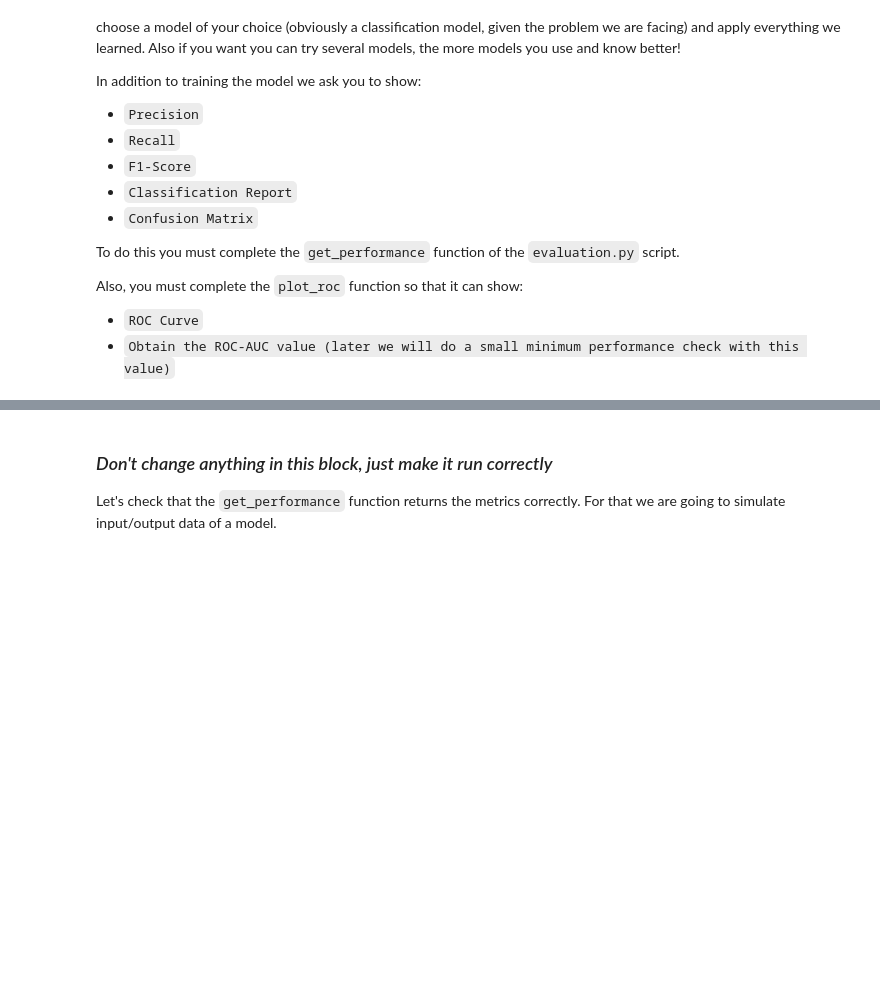
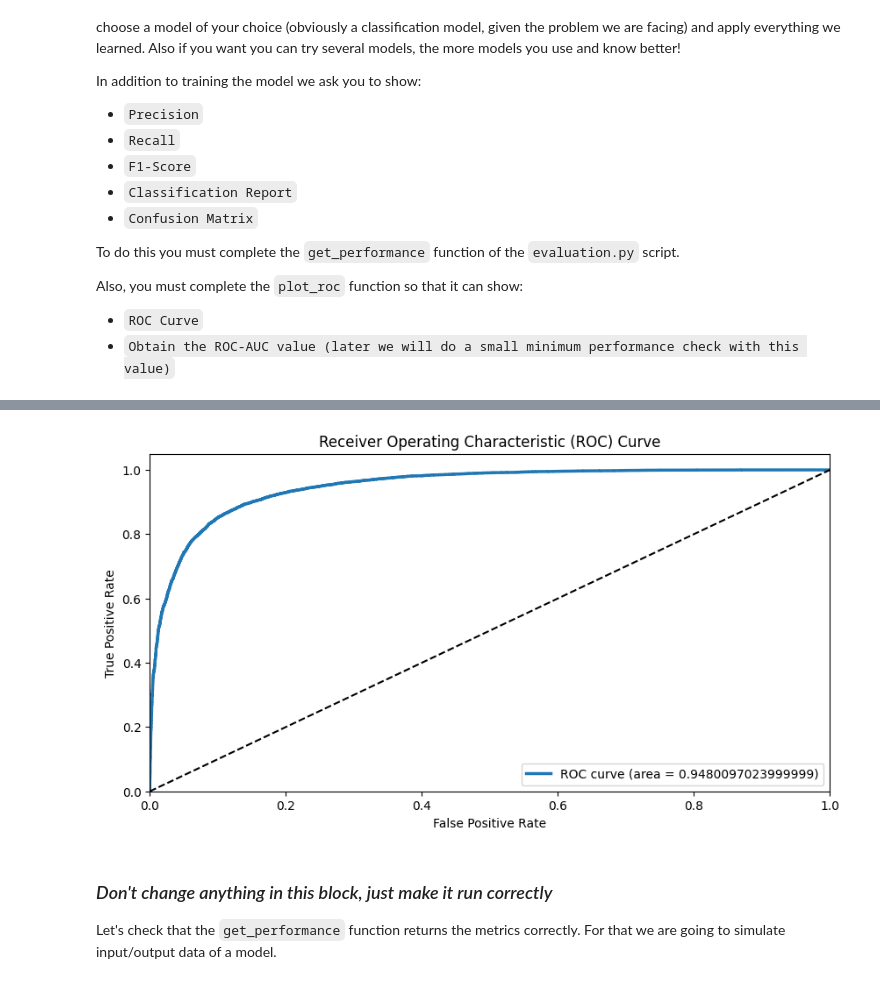
Before and after one commit to nachomartinezl/sentiment_analysis, a Jupyter notebook: Sentiment_Analysis_NLP.ipynb, the cells around one changed output, grey strips where cells are left out. Drawn from its saved outputs; the diff is of its cells as text; code cells hidden in the pictures; blank space fills up the shorter version.

Commit message:
first model successfull and evaluation.py DONE

```diff
--- a/Sentiment_Analysis_NLP.ipynb
+++ b/Sentiment_Analysis_NLP.ipynb
@@ -298,3 +297,7 @@ Index: []
+# %%
+roc_auc = evaluation.plot_roc(clf, y_test, X_test)
+# %% [output]
+[figure, added]
 # %% [markdown]
 ### *Don't change anything in this block, just make it run correctly*
 
```
Also changed, not shown: parts of 4 cells of this notebook, 1 other file.
